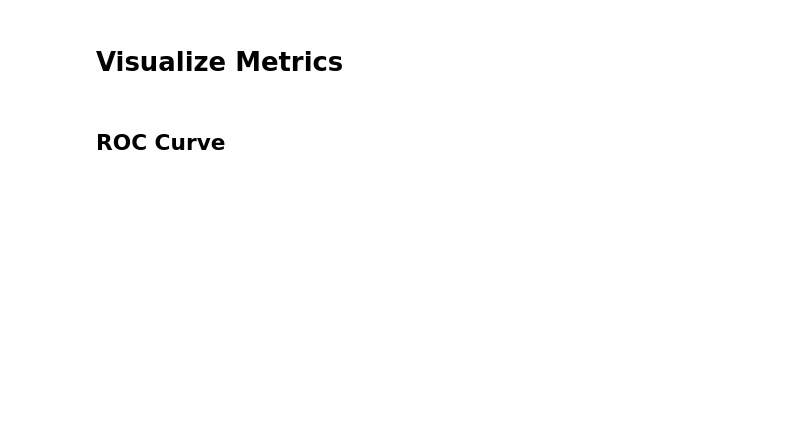
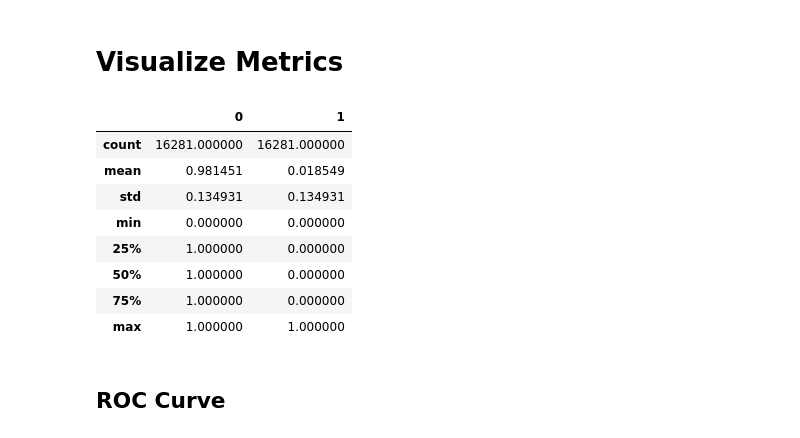
Before and after one commit to ludwig-ai/ludwig-docs, a Jupyter notebook: docs/examples/adult_census_income_colab_notebooks/Adult_Census_Income_Classification_with_Ludwig_API.ipynb, the cells around one changed output. Drawn from its saved outputs; the diff is of its cells as text; code cells hidden in the pictures; blank space fills up the shorter version.

```diff
--- a/docs/examples/adult_census_income_colab_notebooks/Adult_Census_Income_Classification_with_Ludwig_API.ipynb
+++ b/docs/examples/adult_census_income_colab_notebooks/Adult_Census_Income_Classification_with_Ludwig_API.ipynb
@@ -178,5 +218,17 @@ roc_auc_micro: 0.5334742846891197
 # %%
 %matplotlib inline
 import matplotlib.pyplot as plt
+# %%
+pd.DataFrame(predictions['income']['probabilities']).describe()
+# %% [output]
+|  | 0 | 1 |
+| count | 16281.000000 | 16281.000000 |
+| mean | 0.981451 | 0.018549 |
+| std | 0.134931 | 0.134931 |
+| min | 0.000000 | 0.000000 |
+| 25% | 1.000000 | 0.000000 |
+| 50% | 1.000000 | 0.000000 |
+| 75% | 1.000000 | 0.000000 |
+| max | 1.000000 | 1.000000 |
 # %% [markdown]
 ## ROC Curve
```
Also changed, not shown: parts of 7 cells of this notebook.
